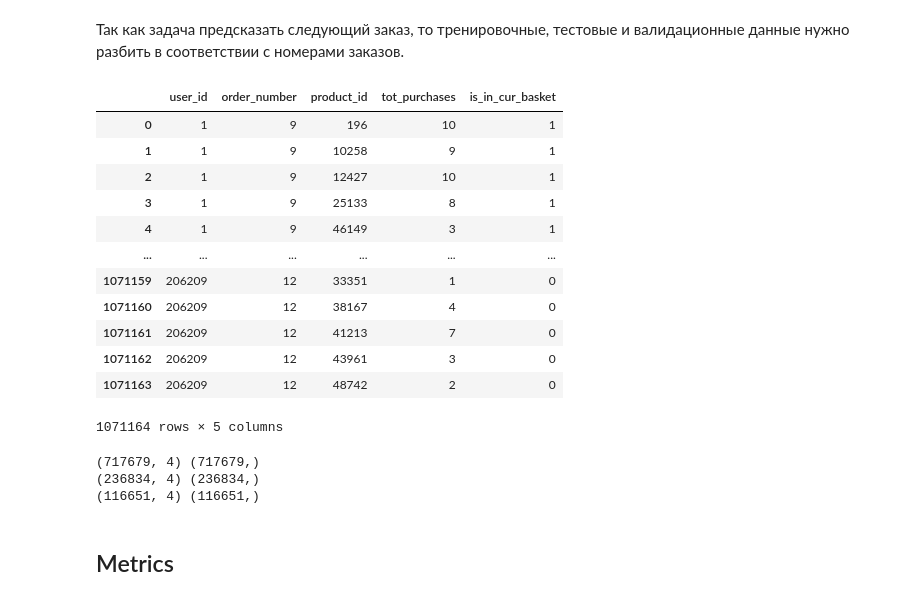
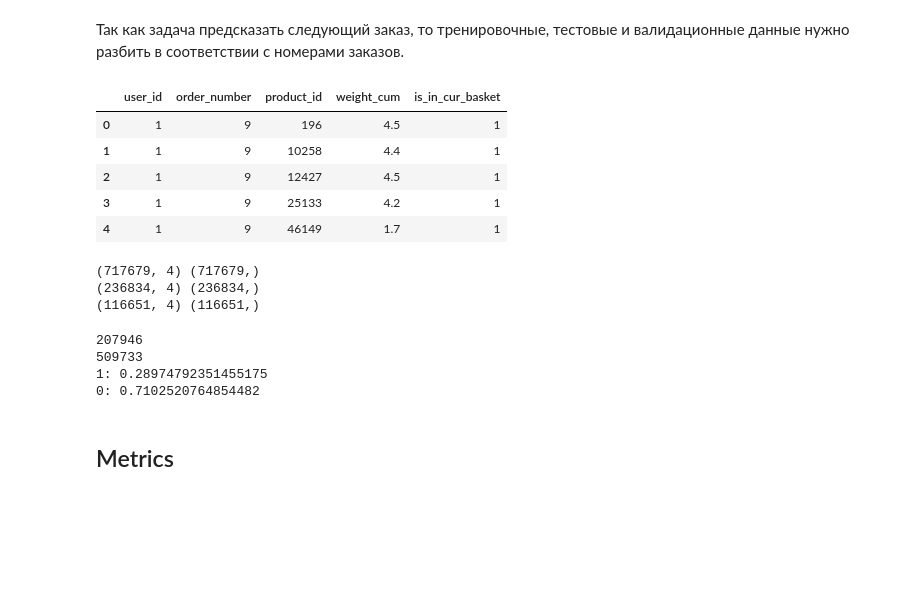
Before and after one commit to Dana1402/Instacart_prediction_of_next_basket, a Jupyter notebook: BinaryClassifier.ipynb, the cells around one changed output. Cells and saved outputs as stored; diff of their text form; code cells hidden in the pictures; blank space fills up the shorter version.

```diff
--- a/BinaryClassifier.ipynb
+++ b/BinaryClassifier.ipynb
@@ -369,21 +446,14 @@ for i in range(len(cl_b)):
 # %%
 cl_b.drop(['order_id', 'reordered', 'basket'], axis = 1, inplace = True)
 # %%
-cl_b
+cl_b.head()
 # %% [output]
-|  | user_id | order_number | product_id | tot_purchases | is_in_cur_basket |
-| 0 | 1 | 9 | 196 | 10 | 1 |
-| 1 | 1 | 9 | 10258 | 9 | 1 |
-| 2 | 1 | 9 | 12427 | 10 | 1 |
-| 3 | 1 | 9 | 25133 | 8 | 1 |
-| 4 | 1 | 9 | 46149 | 3 | 1 |
-| ... | ... | ... | ... | ... | ... |
-| 1071159 | 206209 | 12 | 33351 | 1 | 0 |
-| 1071160 | 206209 | 12 | 38167 | 4 | 0 |
-| 1071161 | 206209 | 12 | 41213 | 7 | 0 |
-| 1071162 | 206209 | 12 | 43961 | 3 | 0 |
-| 1071163 | 206209 | 12 | 48742 | 2 | 0 |
+|  | user_id | order_number | product_id | weight_cum | is_in_cur_basket |
+| 0 | 1 | 9 | 196 | 4.5 | 1 |
+| 1 | 1 | 9 | 10258 | 4.4 | 1 |
+| 2 | 1 | 9 | 12427 | 4.5 | 1 |
+| 3 | 1 | 9 | 25133 | 4.2 | 1 |
+| 4 | 1 | 9 | 46149 | 1.7 | 1 |
-1071164 rows × 5 columns
 # %%
 X_train, X_test, y_train, y_test = train_test_split(cl_b.loc[:, cl_b.columns != 'is_in_cur_basket'], cl_b['is_in_cur_basket'], test_size=0.33, random_state=42)
 X_test, X_val, y_test, y_val = train_test_split(X_test, y_test, test_size=0.33, random_state=42)
@@ -395,6 +465,17 @@ print(X_val.shape, y_val.shape)
 (717679, 4) (717679,)
 (236834, 4) (236834,)
 (116651, 4) (116651,)
+# %%
+# To_add calss_weight
+print(y_train.sum())
+print(717679-207946)
+print('1:', 207946/717679)
+print('0:', 509733/717679)
+# %% [output]
+207946
+509733
+1: 0.28974792351455175
+0: 0.7102520764854482
 # %% [markdown]
 ## Metrics
 # %%
```
Also changed, not shown: parts of 27 cells of this notebook.
